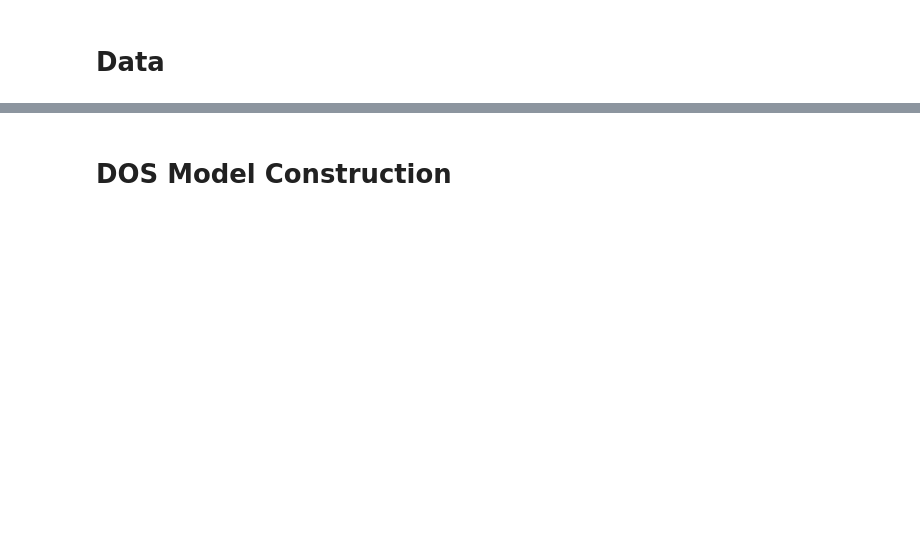
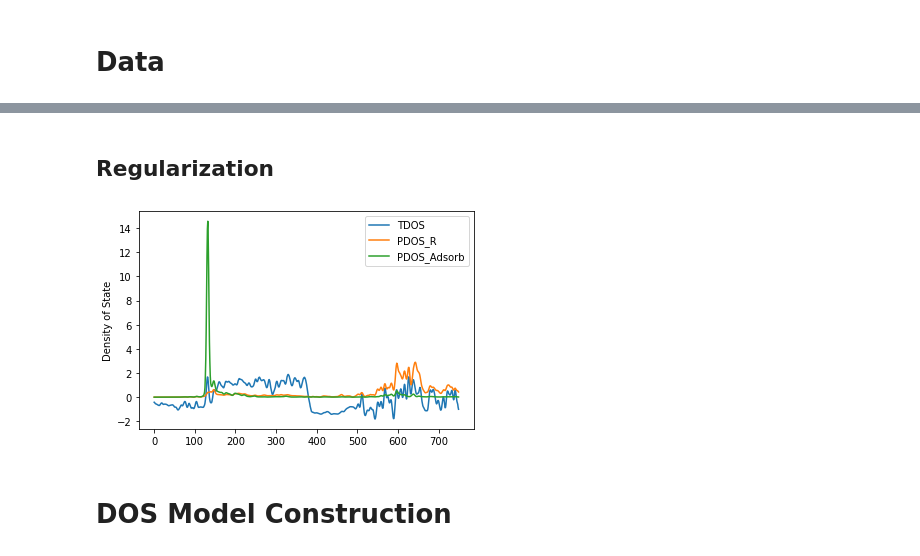
Before and after one commit to KJ-black/Machine-Learning-on-Material-Informatics, a Jupyter notebook: final_project/ML_Material_Final_Project.ipynb, the cells around one changed output, grey strips where cells are left out. Saved outputs shown, nothing was run; the diff lists cells and outputs as text; code cells hidden in the pictures; blank space fills up the shorter version.

```diff
--- a/final_project/ML_Material_Final_Project.ipynb
+++ b/final_project/ML_Material_Final_Project.ipynb
@@ -91,0 +85,2 @@ for j in range(5):
+# %% [markdown]
+## Regularization
@@ -92,3 +93,16 @@ for j in range(5):
+# %%
+for i in range(1):
+#     i = np.random.randint(0, y.shape[0]-1)
+    x_axis = np.arange(0, 750)
+    plt.plot(x_axis, x[i][0][0], label="TDOS")
+    plt.plot(x_axis, x[i][0][1], label="PDOS_R")
+    plt.plot(x_axis, x[i][0][2], label="PDOS_Adsorb")
+#     plt.xlabel("Energy(eV)")
+    plt.ylabel("Density of State")
+    plt.legend()
+    plt.show()
+# %% [output]
+[figure, added]
 # %% [markdown]
 # DOS Model Construction
 # %% [markdown]
```
Also changed, not shown: parts of 23 cells of this notebook, 29 other files.
